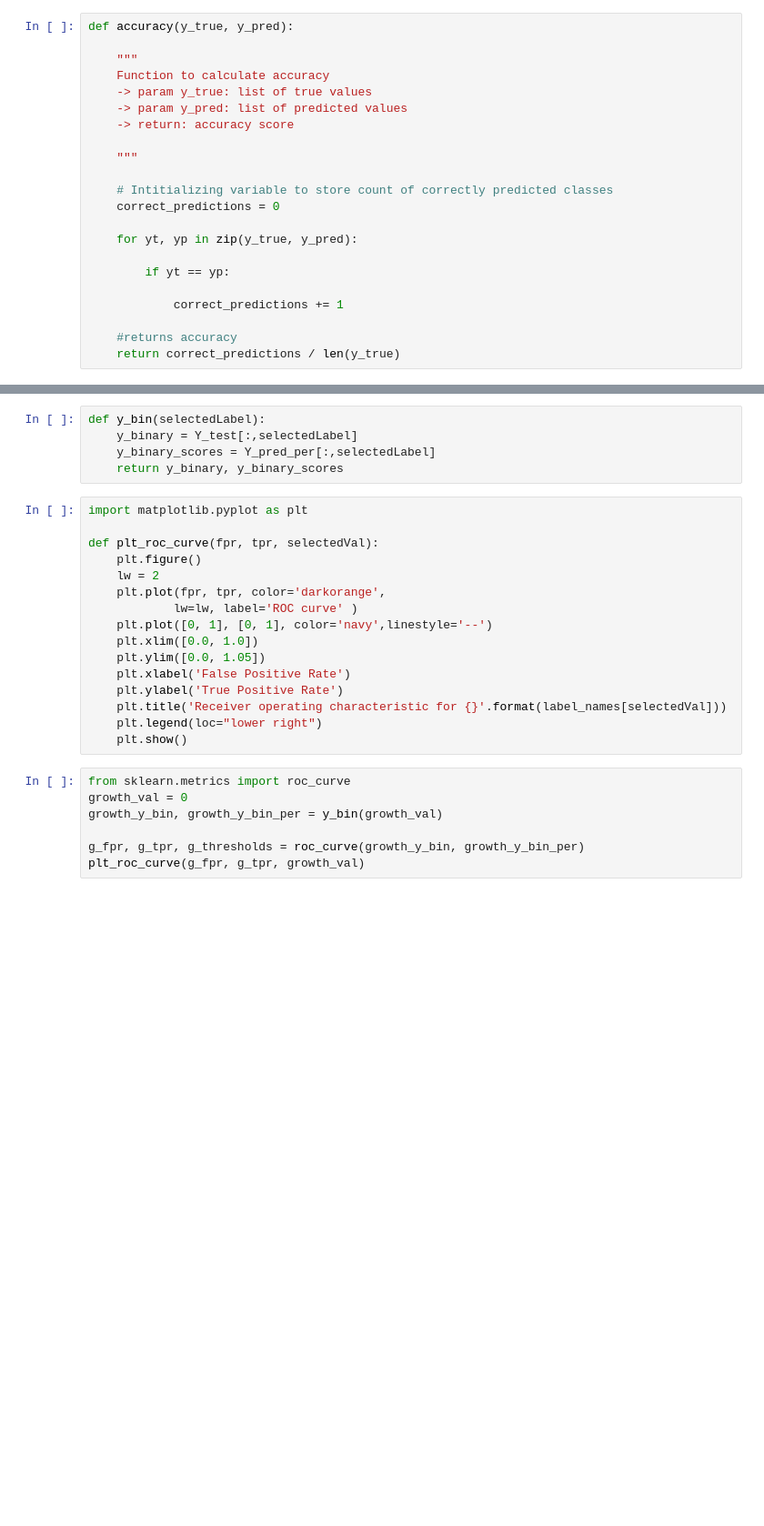
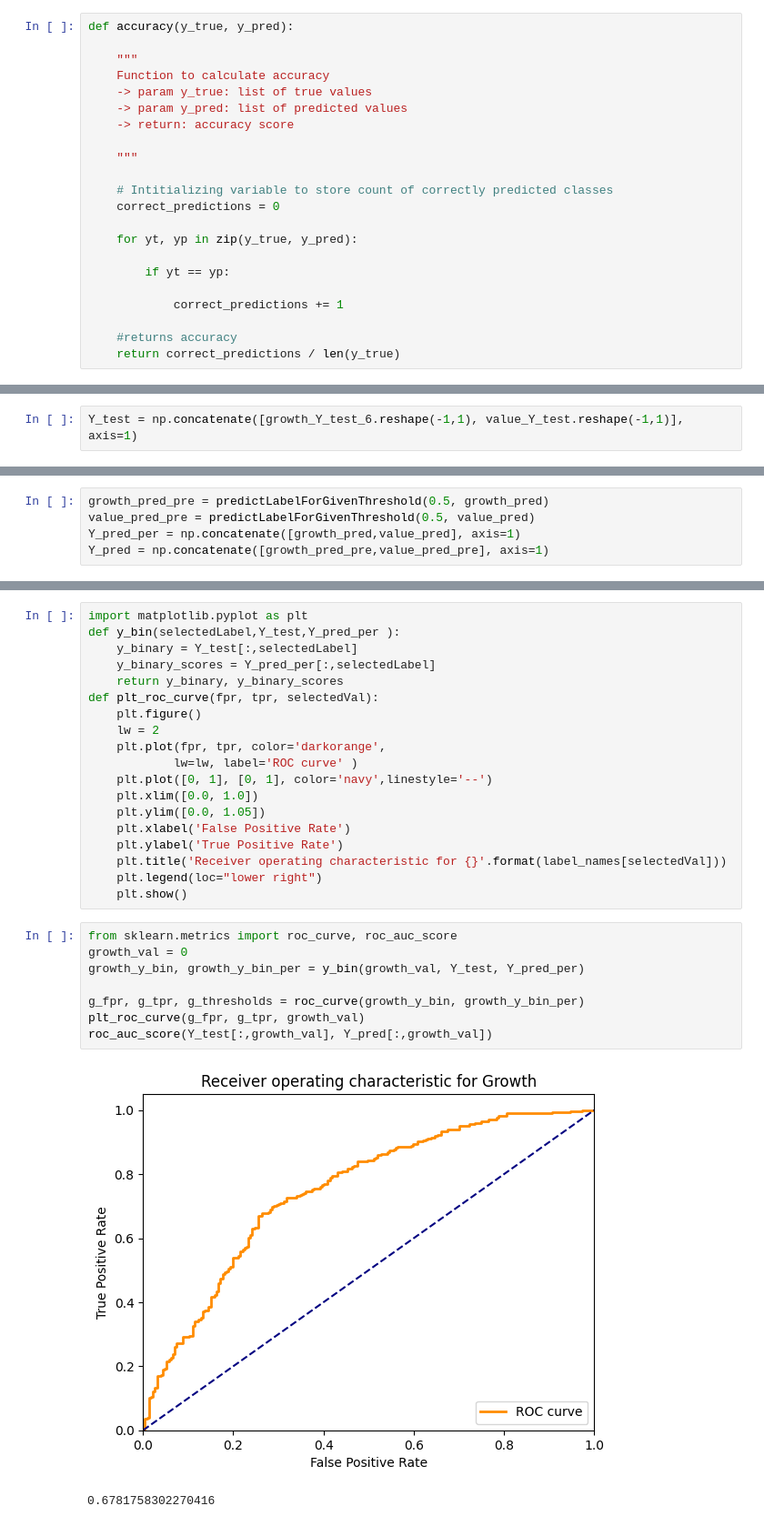
Before and after one commit to JaehyeongWang/swe3032_team7, a Jupyter notebook: models/model_accuracy.ipynb, the cells around one changed output, grey strips where cells are left out. Shown: that part at 91% size. Cells and saved outputs as stored; diff of their text form; blank space fills up the shorter version.

```diff
--- a/models/model_accuracy.ipynb
+++ b/models/model_accuracy.ipynb
@@ -173,0 +302,2 @@ Y_pred = predictLabelForGivenThreshold(0.5)
+# %%
+Y_test = np.concatenate([growth_Y_test_6.reshape(-1,1), value_Y_test.reshape(-1,1)], axis=1)
@@ -173,0 +306,5 @@ Y_pred = predictLabelForGivenThreshold(0.5)
+# %%
+growth_pred_pre = predictLabelForGivenThreshold(0.5, growth_pred)
+value_pred_pre = predictLabelForGivenThreshold(0.5, value_pred)
+Y_pred_per = np.concatenate([growth_pred,value_pred], axis=1)
+Y_pred = np.concatenate([growth_pred_pre,value_pred_pre], axis=1)
@@ -187,11 +352,9 @@ print('Average precision-recall score: {0:0.2f}'.format(
-# %%
-def y_bin(selectedLabel):
-    y_binary = Y_test[:,selectedLabel]
-    y_binary_scores = Y_pred_per[:,selectedLabel]
-    return y_binary, y_binary_scores
 # %%
 import matplotlib.pyplot as plt
-
+def y_bin(selectedLabel,Y_test,Y_pred_per ):
+    y_binary = Y_test[:,selectedLabel]
+    y_binary_scores = Y_pred_per[:,selectedLabel]
+    return y_binary, y_binary_scores
 def plt_roc_curve(fpr, tpr, selectedVal):
     plt.figure()
     lw = 2
@@ -206,11 +369,15 @@ def plt_roc_curve(fpr, tpr, selectedVal):
     plt.legend(loc="lower right")
     plt.show()
 # %%
-from sklearn.metrics import roc_curve
+from sklearn.metrics import roc_curve, roc_auc_score
 growth_val = 0
-growth_y_bin, growth_y_bin_per = y_bin(growth_val)
+growth_y_bin, growth_y_bin_per = y_bin(growth_val, Y_test, Y_pred_per)
 
 g_fpr, g_tpr, g_thresholds = roc_curve(growth_y_bin, growth_y_bin_per)
 plt_roc_curve(g_fpr, g_tpr, growth_val)
+roc_auc_score(Y_test[:,growth_val], Y_pred[:,growth_val])
+# %% [output]
+[figure, added]
+0.6781758302270416
 # %%
 value_val = 1
```
Also changed, not shown: parts of 19 cells of this notebook, 27 other files.
